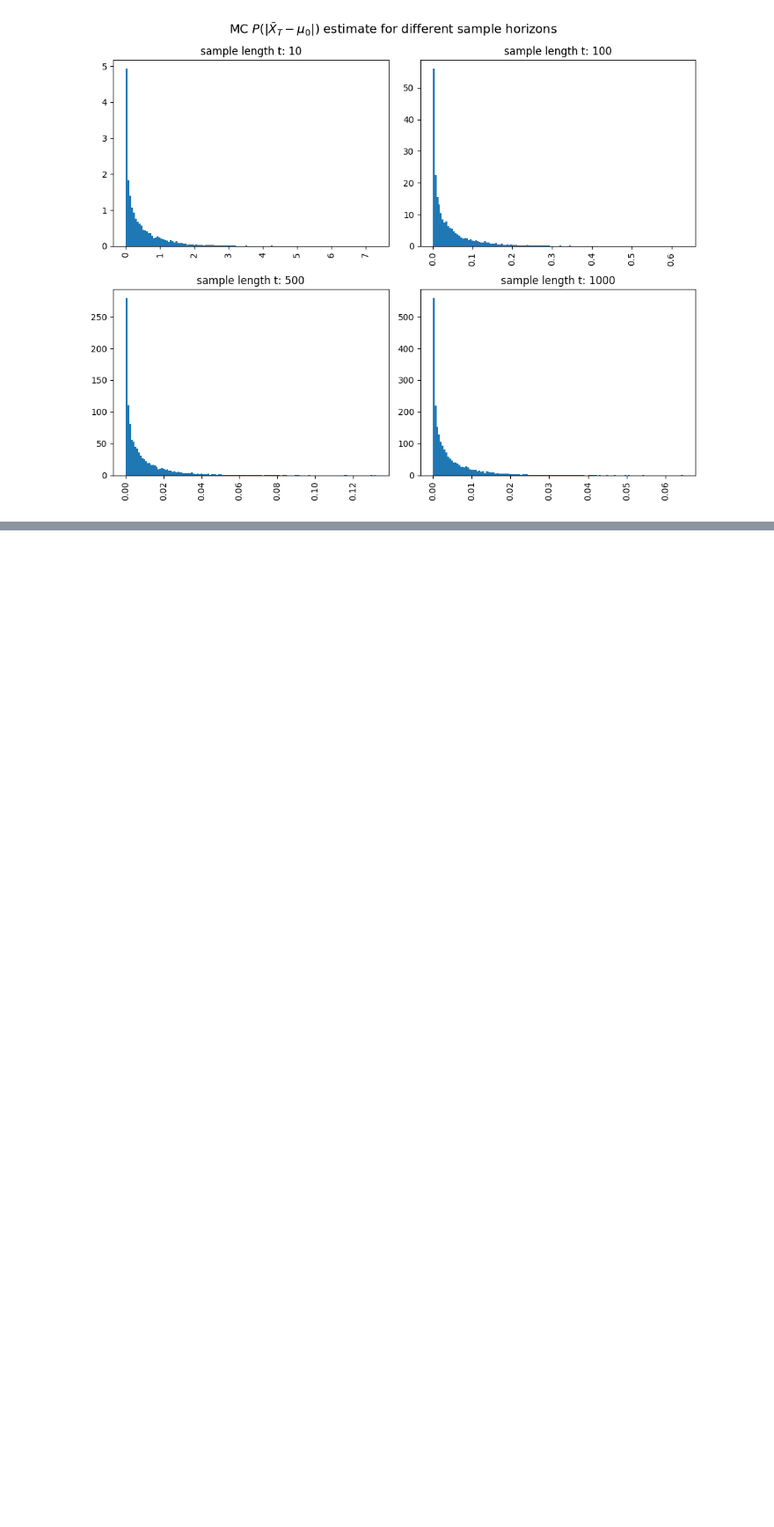
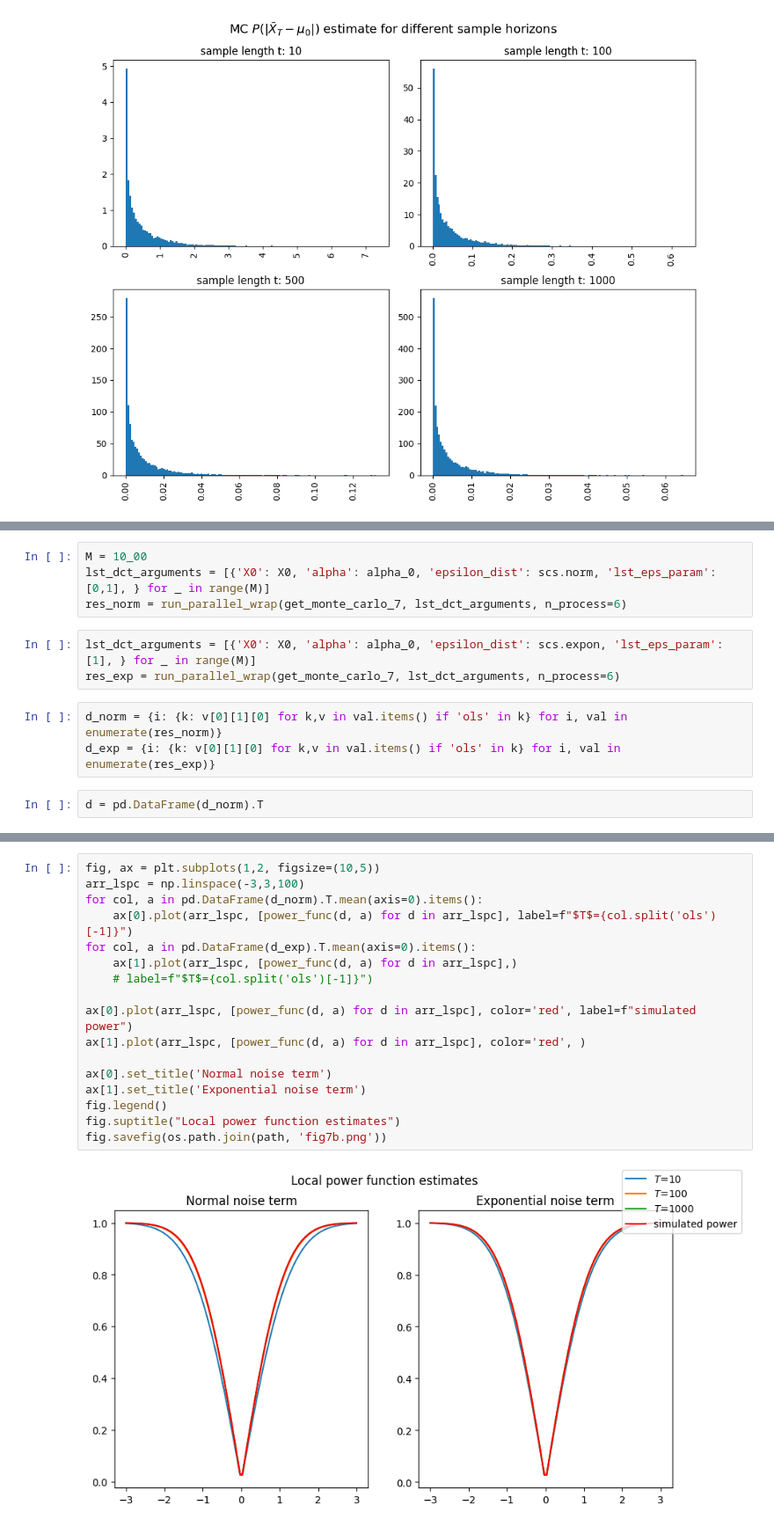
Before and after one commit to lukasgrahl/miscellaneous, a Jupyter notebook: advanced_econometrics/00_advanced_econometrics.ipynb, the cells around one changed output, grey strips where cells are left out. Shown: that part at 88% size. Drawn from its saved outputs; the diff is of its cells as text; blank space fills up the shorter version.

```diff
--- a/advanced_econometrics/00_advanced_econometrics.ipynb
+++ b/advanced_econometrics/00_advanced_econometrics.ipynb
@@ -138,0 +121,12 @@ plt.plot(Xt)
+# %%
+M = 10_00
+lst_dct_arguments = [{'X0': X0, 'alpha': alpha_0, 'epsilon_dist': scs.norm, 'lst_eps_param': [0,1], } for _ in range(M)]
+res_norm = run_parallel_wrap(get_monte_carlo_7, lst_dct_arguments, n_process=6)
+# %%
+lst_dct_arguments = [{'X0': X0, 'alpha': alpha_0, 'epsilon_dist': scs.expon, 'lst_eps_param': [1], } for _ in range(M)]
+res_exp = run_parallel_wrap(get_monte_carlo_7, lst_dct_arguments, n_process=6)
+# %%
+d_norm = {i: {k: v[0][1][0] for k,v in val.items() if 'ols' in k} for i, val in enumerate(res_norm)}
+d_exp = {i: {k: v[0][1][0] for k,v in val.items() if 'ols' in k} for i, val in enumerate(res_exp)}
+# %%
+d = pd.DataFrame(d_norm).T
@@ -138,0 +149,19 @@ plt.plot(Xt)
+# %%
+fig, ax = plt.subplots(1,2, figsize=(10,5))
+arr_lspc = np.linspace(-3,3,100)
+for col, a in pd.DataFrame(d_norm).T.mean(axis=0).items():
+    ax[0].plot(arr_lspc, [power_func(d, a) for d in arr_lspc], label=f"$T$={col.split('ols')[-1]}")
+for col, a in pd.DataFrame(d_exp).T.mean(axis=0).items():
+    ax[1].plot(arr_lspc, [power_func(d, a) for d in arr_lspc],)
+    # label=f"$T$={col.split('ols')[-1]}")
+
+ax[0].plot(arr_lspc, [power_func(d, a) for d in arr_lspc], color='red', label=f"simulated power")
+ax[1].plot(arr_lspc, [power_func(d, a) for d in arr_lspc], color='red', )
+
+ax[0].set_title('Normal noise term')
+ax[1].set_title('Exponential noise term')
+fig.legend()
+fig.suptitle("Local power function estimates")
+fig.savefig(os.path.join(path, 'fig7b.png'))
+# %% [output]
+[figure, added]
```
Also changed, not shown: parts of 16 cells of this notebook, 4 other files.
